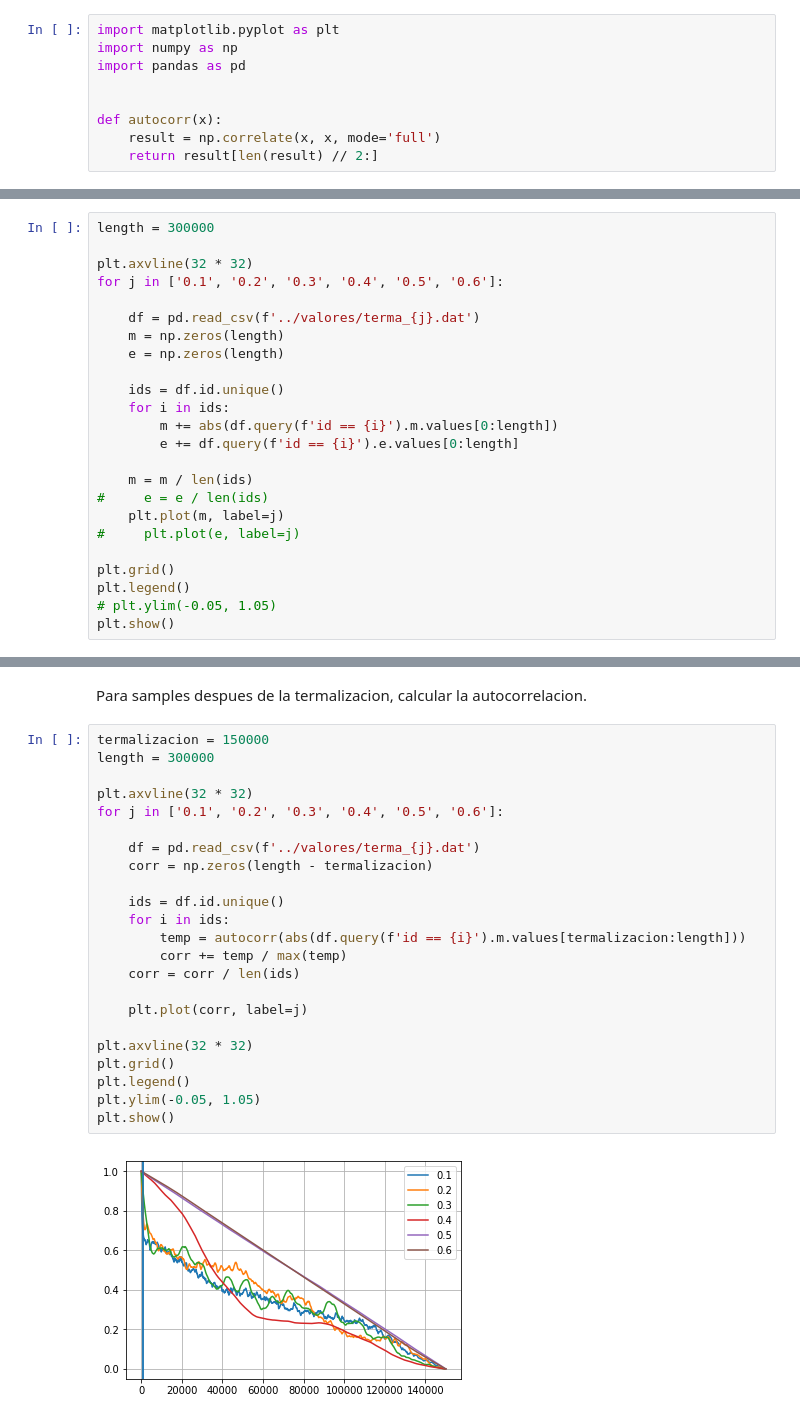
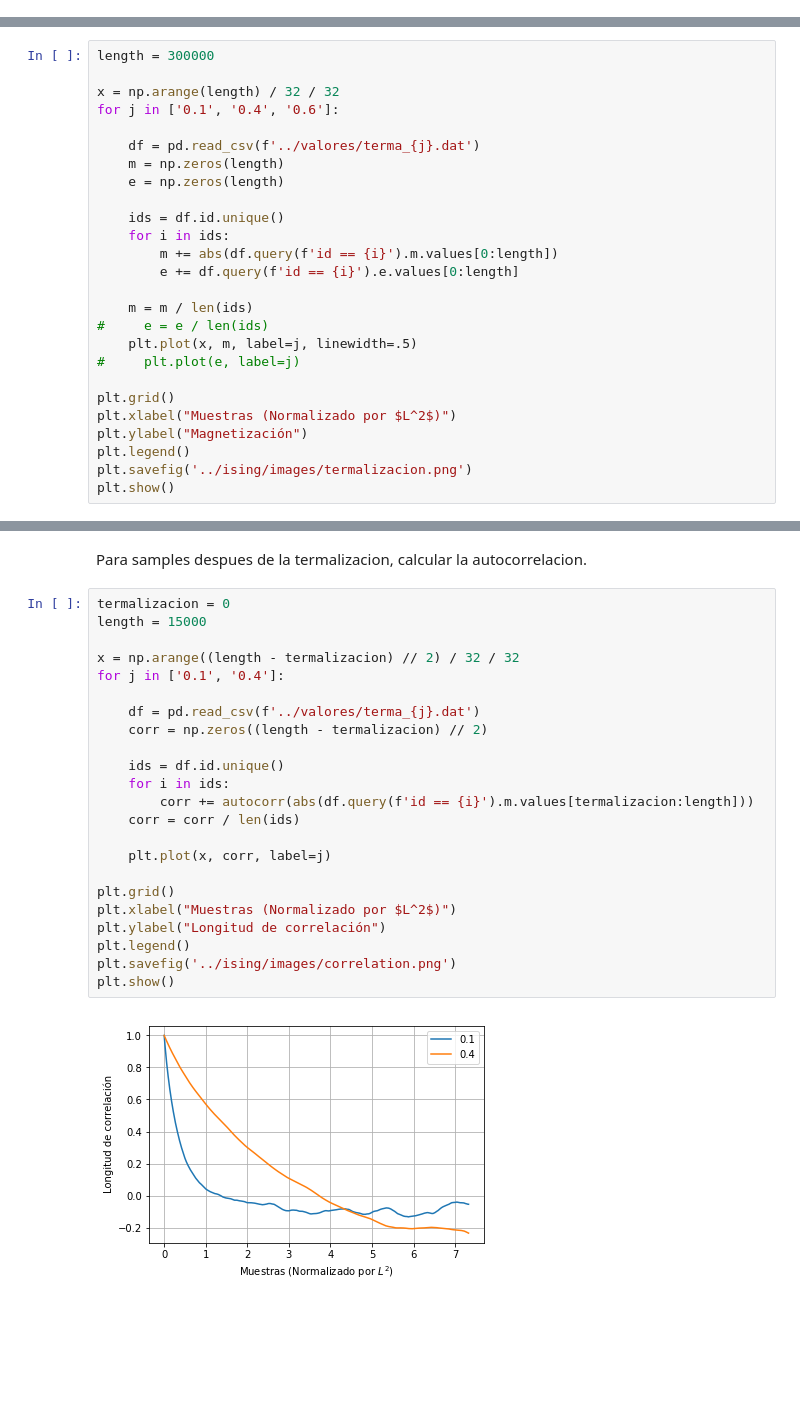
Before and after one commit to gonzalezzfelipe/computacional, a Jupyter notebook: practica/trabajo_2/python/playground.ipynb, the cells around one changed output, grey strips where cells are left out. Cells and saved outputs as stored; diff of their text form; blank space fills up the shorter version.

```diff
--- a/practica/trabajo_2/python/playground.ipynb
+++ b/practica/trabajo_2/python/playground.ipynb
@@ -1,9 +0,0 @@
-# %%
-import matplotlib.pyplot as plt
-import numpy as np
-import pandas as pd
-
-
-def autocorr(x):
-    result = np.correlate(x, x, mode='full')
-    return result[len(result) // 2:]
@@ -14,8 +22,8 @@ def autocorr(x):
 # %%
 length = 300000
 
-plt.axvline(32 * 32)
-for j in ['0.1', '0.2', '0.3', '0.4', '0.5', '0.6']:
+x = np.arange(length) / 32 / 32
+for j in ['0.1', '0.4', '0.6']:
 
     df = pd.read_csv(f'../valores/terma_{j}.dat')
     m = np.zeros(length)
@@ -28,11 +36,13 @@ for j in ['0.1', '0.2', '0.3', '0.4', '0.5', '0.6']:
 
     m = m / len(ids)
 #     e = e / len(ids)
-    plt.plot(m, label=j)
+    plt.plot(x, m, label=j, linewidth=.5)
 #     plt.plot(e, label=j)
 
 plt.grid()
+plt.xlabel("Muestras (Normalizado por $L^2$)")
+plt.ylabel("Magnetización")
 plt.legend()
-# plt.ylim(-0.05, 1.05)
+plt.savefig('../ising/images/termalizacion.png')
 plt.show()
 # %% [output]
@@ -42,27 +52,27 @@ plt.show()
 # %% [markdown]
 Para samples despues de la termalizacion, calcular la autocorrelacion.
 # %%
-termalizacion = 150000
-length = 300000
+termalizacion = 0
+length = 15000
 
-plt.axvline(32 * 32)
-for j in ['0.1', '0.2', '0.3', '0.4', '0.5', '0.6']:
+x = np.arange((length - termalizacion) // 2) / 32 / 32
+for j in ['0.1', '0.4']:
 
     df = pd.read_csv(f'../valores/terma_{j}.dat')
-    corr = np.zeros(length - termalizacion)
+    corr = np.zeros((length - termalizacion) // 2)
 
     ids = df.id.unique()
     for i in ids:
-        temp = autocorr(abs(df.query(f'id == {i}').m.values[termalizacion:length]))
-        corr += temp / max(temp)
+        corr += autocorr(abs(df.query(f'id == {i}').m.values[termalizacion:length]))
     corr = corr / len(ids)
 
-    plt.plot(corr, label=j)
+    plt.plot(x, corr, label=j)
 
-plt.axvline(32 * 32)
 plt.grid()
+plt.xlabel("Muestras (Normalizado por $L^2$)")
+plt.ylabel("Longitud de correlación")
 plt.legend()
-plt.ylim(-0.05, 1.05)
+plt.savefig('../ising/images/correlation.png')
 plt.show()
 # %% [output]
-[figure, old version]
+[figure, new version]
```
Also changed, not shown: parts of 26 cells of this notebook, 24 other files.
